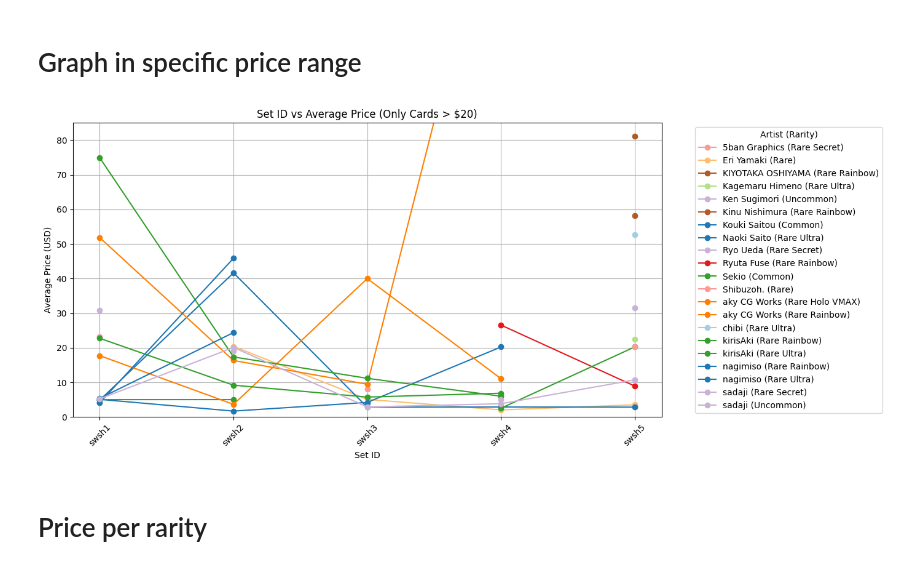
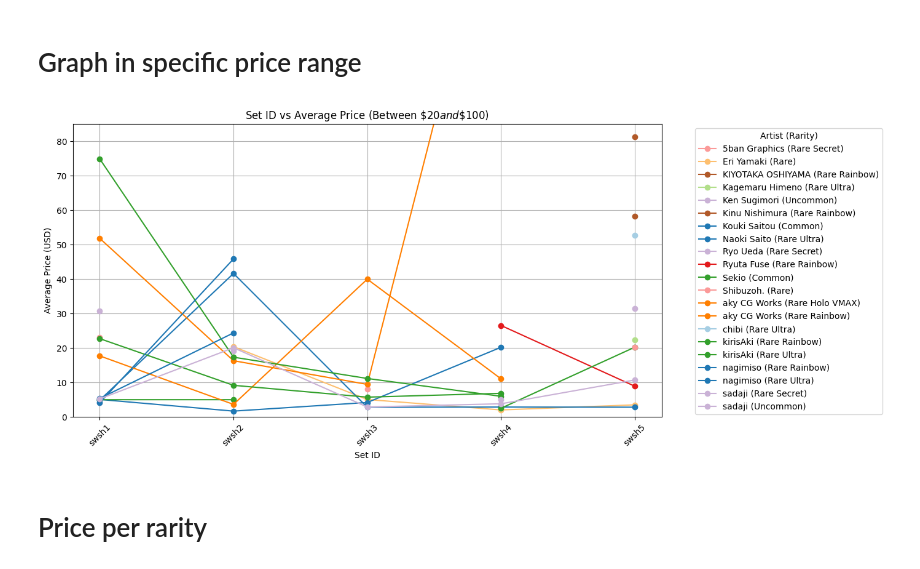
Before and after one commit to JihunKimCode/RarityRadar, a Jupyter notebook: Artists/graph_artist.ipynb, the cells around one changed output. Saved outputs shown, nothing was run; the diff lists cells and outputs as text; code cells hidden in the pictures.

Commit message:
update graph name

```diff
--- a/Artists/graph_artist.ipynb
+++ b/Artists/graph_artist.ipynb
@@ -110,35 +110,35 @@ cmap = plt.cm.get_cmap('Paired', len(artists))
 artist_colors = {artist: cmap(i) for i, artist in enumerate(artists)}
 
 # Plot line graph
 for ((artist, rarity), sub) in grouped.groupby(['Artist', 'Rarity']):
     avg_by_set = sub.groupby('Set ID')['Average'].max().reindex(sorted_set_ids)
 
     min_price = 20
     max_price = 100
 
     if ((avg_by_set > min_price * 100) & (avg_by_set < max_price * 100)).any():
         plt.plot(
             avg_by_set.index,
             avg_by_set.values / 100,
             marker='o',
             color=artist_colors[artist],  # Use the same color for the same artist
             label=f'{artist} ({rarity})'
         )
 
-plt.title(f'Set ID vs Average Price (Only Cards > ${min_price})')
+plt.title(f'Set ID vs Average Price (Between \$${min_price} and \$${max_price})')
 plt.xlabel('Set ID')
 plt.ylabel('Average Price (USD)')
 plt.xticks(rotation=45)
 plt.legend(title='Artist (Rarity)', bbox_to_anchor=(1.05, 1), loc='upper left')
 plt.grid(True)
 
 # Set y-axis range
 plt.ylim(0, 85)
 
 plt.tight_layout()
 plt.show()
 # %% [output]
-[figure, old version]
+[figure, new version]
 # %% [markdown]
 # Price per rarity
 # %%
```
